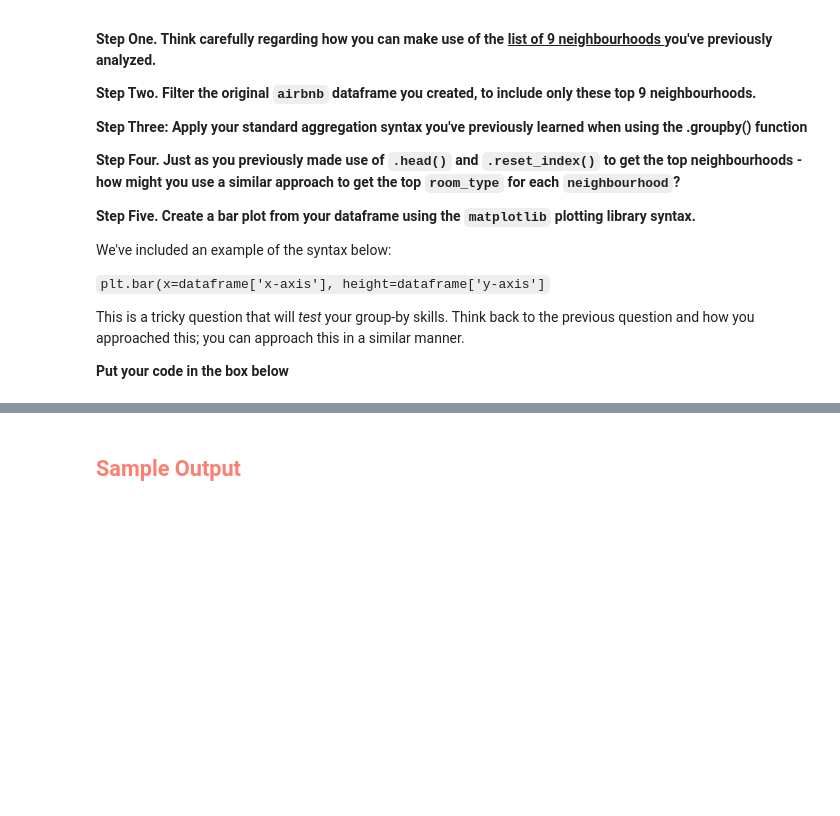
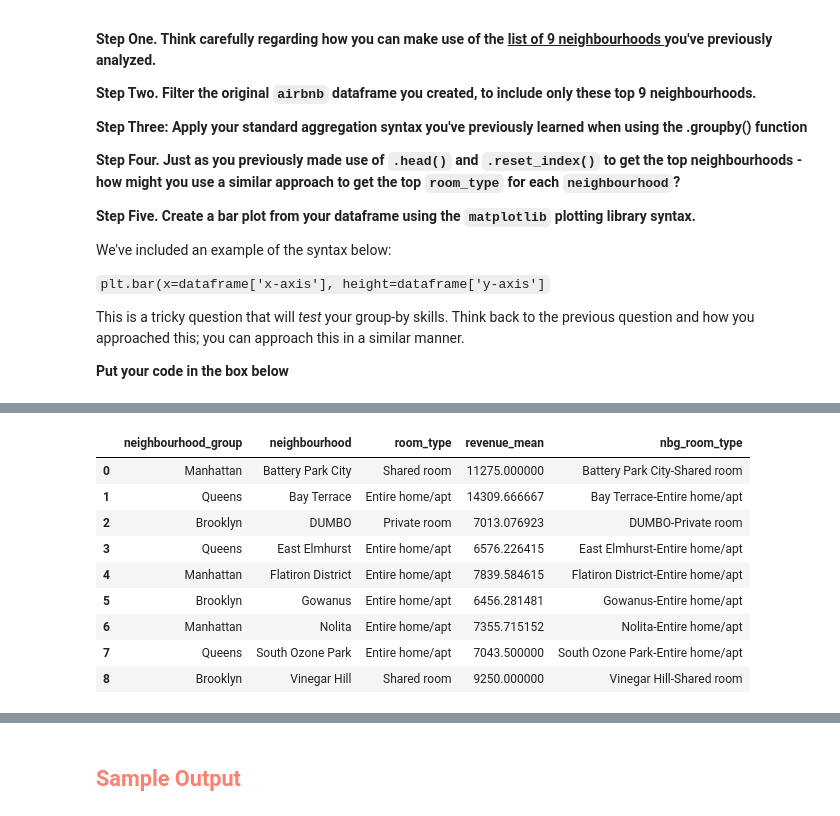
Before and after one commit to mapsg91/airbnb, a Jupyter notebook: Airbnb_Exercise_Student_Facing_021023.ipynb, the cells around one changed output, grey strips where cells are left out. Saved outputs shown, nothing was run; the diff lists cells and outputs as text; code cells hidden in the pictures; blank space fills up the shorter version.

```diff
--- a/Airbnb_Exercise_Student_Facing_021023.ipynb
+++ b/Airbnb_Exercise_Student_Facing_021023.ipynb
@@ -364,0 +317,27 @@ This is a tricky question that will *test* your group-by skills. Think back to t
+# %%
+
+def filter_top_vals(airbnb):
+    airbnb= airbnb[airbnb['neighbourhood_group'].isin(['Manhattan', 'Brooklyn', 'Queens'])]
+    # Select columns: 'neighbourhood_group', 'neighbourhood', 'revenue'
+    airbnb = airbnb.loc[:, ['neighbourhood_group', 'neighbourhood', 'revenue', 'room_type']]
+    # Performed 1 aggregation grouped on columns: 'neighbourhood_group', 'neighbourhood'
+    airbnb = airbnb.groupby(['neighbourhood_group', 'neighbourhood', 'room_type']).agg(revenue_mean=('revenue', 'mean')).reset_index()
+    airbnb['nbg_room_type'] = airbnb['neighbourhood'].astype(str) + '-' + airbnb['room_type'].astype(str)
+    airbnb = airbnb.groupby('neighbourhood_group').apply(lambda x: x.nlargest(3, 'revenue_mean')).reset_index(drop=True)
+    # applying lambda function to get top 3 vals from each neighbourhood group
+    airbnb = airbnb.groupby('neighbourhood').apply(lambda x: x.nlargest(1,'revenue_mean')).reset_index(drop=True)
+    return airbnb
+
+
+filter_top_vals(airbnb)
+# %% [output]
+|  | neighbourhood_group | neighbourhood | room_type | revenue_mean | nbg_room_type |
+| 0 | Manhattan | Battery Park City | Shared room | 11275.000000 | Battery Park City-Shared room |
+| 1 | Queens | Bay Terrace | Entire home/apt | 14309.666667 | Bay Terrace-Entire home/apt |
+| 2 | Brooklyn | DUMBO | Private room | 7013.076923 | DUMBO-Private room |
+| 3 | Queens | East Elmhurst | Entire home/apt | 6576.226415 | East Elmhurst-Entire home/apt |
+| 4 | Manhattan | Flatiron District | Entire home/apt | 7839.584615 | Flatiron District-Entire home/apt |
+| 5 | Brooklyn | Gowanus | Entire home/apt | 6456.281481 | Gowanus-Entire home/apt |
+| 6 | Manhattan | Nolita | Entire home/apt | 7355.715152 | Nolita-Entire home/apt |
+| 7 | Queens | South Ozone Park | Entire home/apt | 7043.500000 | South Ozone Park-Entire home/apt |
+| 8 | Brooklyn | Vinegar Hill | Shared room | 9250.000000 | Vinegar Hill-Shared room |
```
Also changed, not shown: parts of 16 cells of this notebook, 2 other files.
